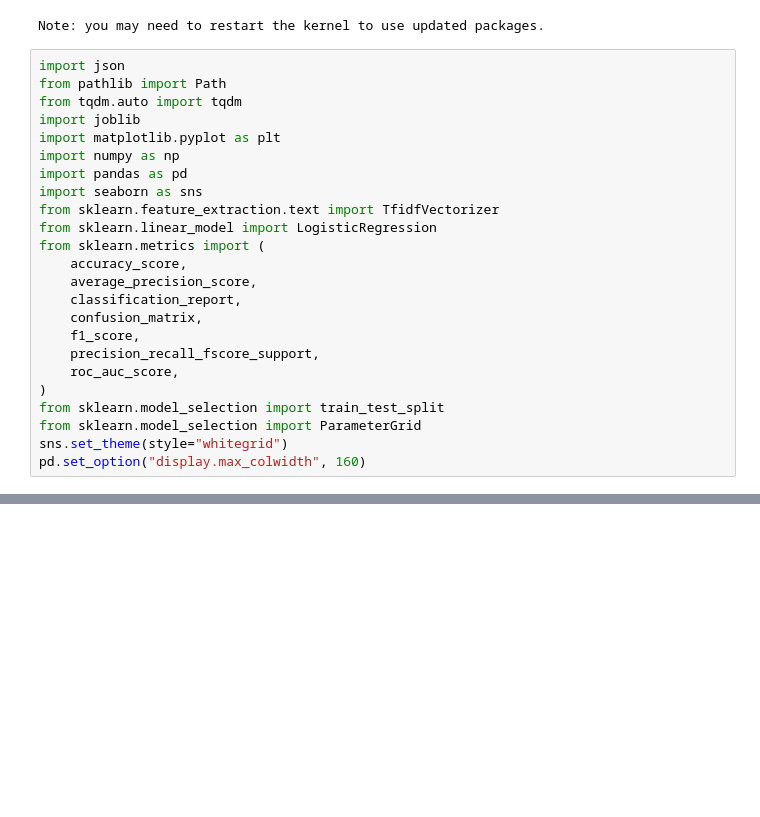
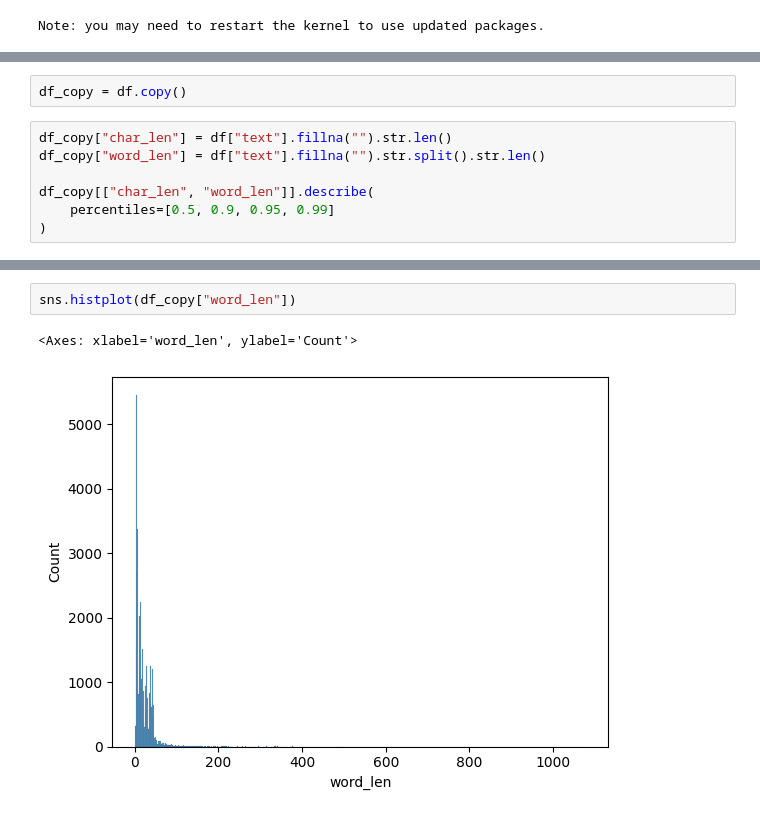
Before and after one commit to d-oley/AlfaCaseBot, a Jupyter notebook: ml/training_censor_model.ipynb, the cells around one changed output, grey strips where cells are left out. Saved outputs shown, nothing was run; the diff lists cells and outputs as text; blank space fills up the shorter version.

```diff
--- a/ml/training_censor_model.ipynb
+++ b/ml/training_censor_model.ipynb
@@ -2,27 +2,3 @@
 %pip install -q scikit-learn joblib seaborn torch transformers datasets accelerate
 # %% [output]
 Note: you may need to restart the kernel to use updated packages.
-# %%
-import json
-from pathlib import Path
-from tqdm.auto import tqdm
-import joblib
-import matplotlib.pyplot as plt
-import numpy as np
-import pandas as pd
-import seaborn as sns
-from sklearn.feature_extraction.text import TfidfVectorizer
-from sklearn.linear_model import LogisticRegression
-from sklearn.metrics import (
-    accuracy_score,
-    average_precision_score,
-    classification_report,
-    confusion_matrix,
-    f1_score,
-    precision_recall_fscore_support,
-    roc_auc_score,
-)
-from sklearn.model_selection import train_test_split
-from sklearn.model_selection import ParameterGrid
-sns.set_theme(style="whitegrid")
-pd.set_option("display.max_colwidth", 160)
@@ -440,0 +84,9 @@ print(outputs)
+# %%
+df_copy = df.copy()
+# %%
+df_copy["char_len"] = df["text"].fillna("").str.len()
+df_copy["word_len"] = df["text"].fillna("").str.split().str.len()
+
+df_copy[["char_len", "word_len"]].describe(
+    percentiles=[0.5, 0.9, 0.95, 0.99]
+)
@@ -440,0 +104,5 @@ print(outputs)
+# %%
+sns.histplot(df_copy["word_len"])
+# %% [output]
+<Axes: xlabel='word_len', ylabel='Count'>
+[figure, added]
```
Also changed, not shown: parts of 54 cells of this notebook, 5 other files.
